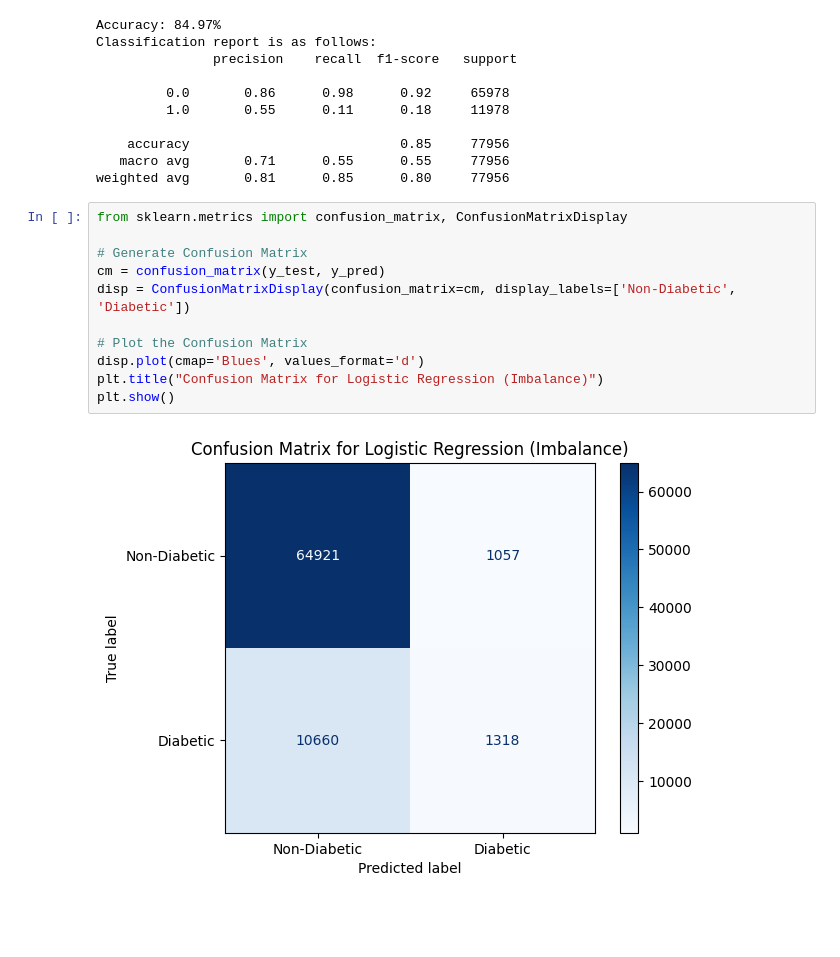
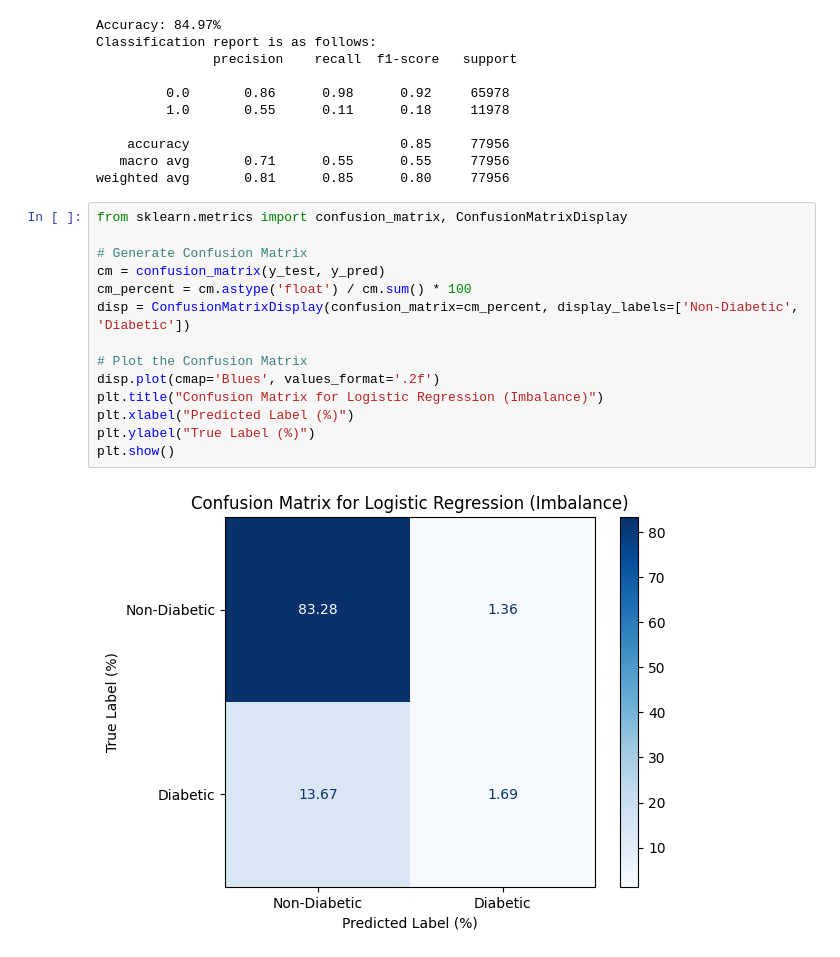
Before and after one commit to troytoy/Project_DA01, a Jupyter notebook: DA01_Project(Final).ipynb, the cells around one changed output. Drawn from its saved outputs; the diff is of its cells as text; blank space fills up the shorter version.

```diff
--- a/DA01_Project(Final).ipynb
+++ b/DA01_Project(Final).ipynb
@@ -1155,15 +1155,18 @@ weighted avg       0.81      0.85      0.80     77956
 # %%
 from sklearn.metrics import confusion_matrix, ConfusionMatrixDisplay
 
 # Generate Confusion Matrix
 cm = confusion_matrix(y_test, y_pred)
-disp = ConfusionMatrixDisplay(confusion_matrix=cm, display_labels=['Non-Diabetic', 'Diabetic'])
+cm_percent = cm.astype('float') / cm.sum() * 100
+disp = ConfusionMatrixDisplay(confusion_matrix=cm_percent, display_labels=['Non-Diabetic', 'Diabetic'])
 
 # Plot the Confusion Matrix
-disp.plot(cmap='Blues', values_format='d')
+disp.plot(cmap='Blues', values_format='.2f')
 plt.title("Confusion Matrix for Logistic Regression (Imbalance)")
+plt.xlabel("Predicted Label (%)")
+plt.ylabel("True Label (%)")
 plt.show()
 # %% [output]
-[figure, old version]
+[figure, new version]
 # %%
 # split data into training and testing sets
```
Also changed, not shown: parts of 3 cells of this notebook, 1 other file.
